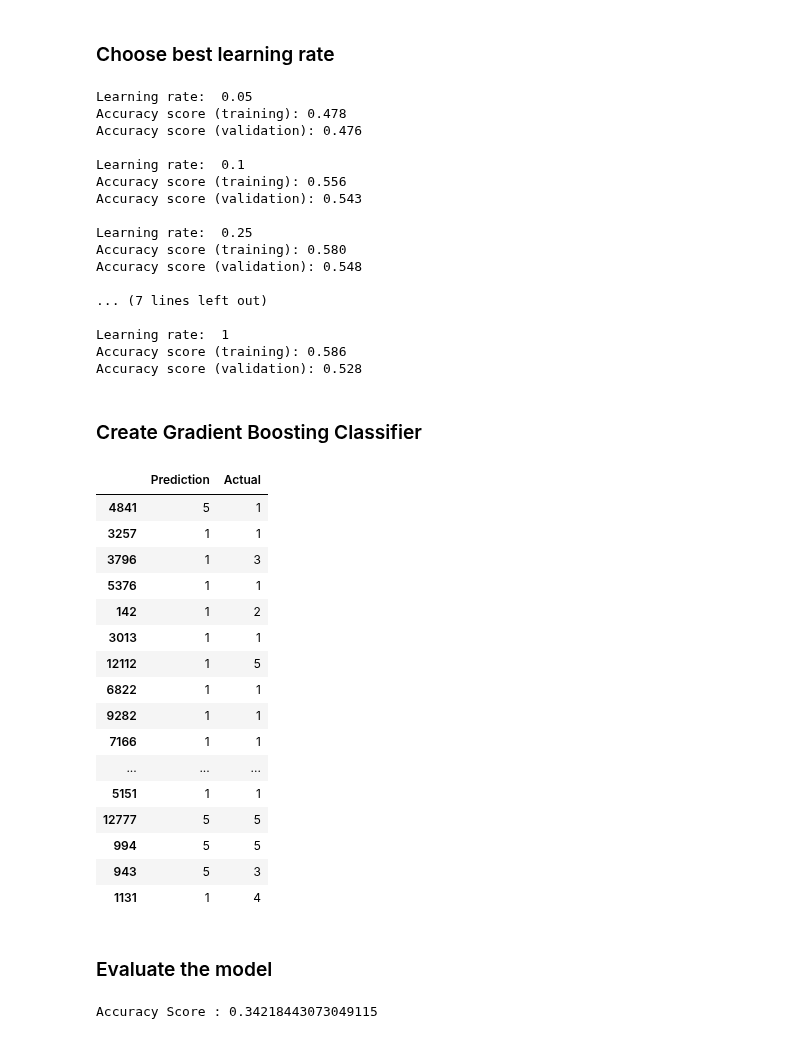
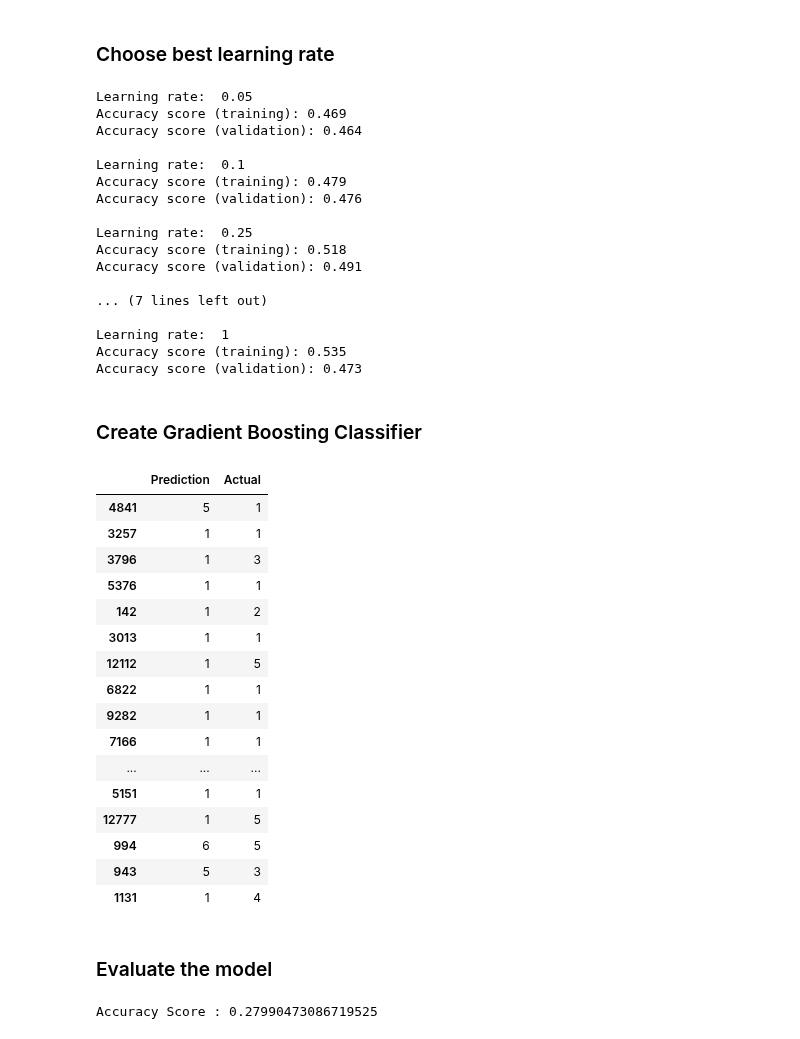
Before and after one commit to goatgirl86/Final_Project_Wildfires, a Jupyter notebook: NN_new.ipynb, the cells around one changed output. Cells and saved outputs as stored; diff of their text form; code cells hidden in the pictures.

```diff
--- a/NN_new.ipynb
+++ b/NN_new.ipynb
@@ -1269,6 +1213,3 @@ df.head()
 | 2 | 31 | 1.20 | Debris Burning | 48.833000 | -99.783600 | ND | Apr | -0.891635 | ... |
 | 3 | 35 | 30.18 | Debris Burning | 31.259000 | -84.895600 | GA | Oct | 20.079480 | ... |
 | 4 | 36 | 1420.00 | Lightning | 33.241800 | -104.912200 | NM | Jul | 31.055859 | ... |
-# %%
-df.drop(columns=["fire_id", "fire_size", "latitude", "longitude", "fire_size_bin"],inplace=True)
-df
@@ -1289,7 +1216,9 @@ df
 # %%
+df=df.drop(columns=["fire_id", "fire_size", "latitude", "longitude", "fire_size_bin", "year", "fire_cause", "putout_time"])
+
 # Generate our categorical variable list
 #cat = df.dtypes[df.dtypes == "object"].index.tolist()
-cat=["discovery_month", "state", "fire_cause"]
+cat=["discovery_month", "state"]
 
 # Check the number of unique values in each column
 df[cat].nunique()
@@ -1378,54 +1306,54 @@ for learning_rate in learning_rates:
     print()
 # %% [output]
 Learning rate:  0.05
-Accuracy score (training): 0.478
+Accuracy score (training): 0.469
+Accuracy score (validation): 0.464
+
+Learning rate:  0.1
+Accuracy score (training): 0.479
 Accuracy score (validation): 0.476
 
-Learning rate:  0.1
-Accuracy score (training): 0.556
-Accuracy score (validation): 0.543
-
 Learning rate:  0.25
-Accuracy score (training): 0.580
-Accuracy score (validation): 0.548
+Accuracy score (training): 0.518
+Accuracy score (validation): 0.491
 
 ... (7 lines left out)
 
 Learning rate:  1
-Accuracy score (training): 0.586
-Accuracy score (validation): 0.528
+Accuracy score (training): 0.535
+Accuracy score (validation): 0.473
 # %% [markdown]
   ### Create Gradient Boosting Classifier
 # %%
 # Choose a learning rate and create classifier
 classifier = GradientBoostingClassifier(n_estimators=100,
-                                        learning_rate=0.05,
+                                        learning_rate=0.1,
                                         max_features='auto',
                                         max_depth=3,
                                         random_state=1)
 
 # Fit the model
 classifier.fit(X_train_scaled, y_train)
 
 # Make Prediction
 predictions = classifier.predict(X_test_scaled)
 pd.DataFrame({"Prediction": predictions, "Actual": y_test}).head(20)
 # %% [output]
 |  | Prediction | Actual |
 | 4841 | 5 | 1 |
 | 3257 | 1 | 1 |
 | 3796 | 1 | 3 |
 | 5376 | 1 | 1 |
 | 142 | 1 | 2 |
 | 3013 | 1 | 1 |
 | 12112 | 1 | 5 |
 | 6822 | 1 | 1 |
 | 9282 | 1 | 1 |
 | 7166 | 1 | 1 |
 | ... | ... | ... |
 | 5151 | 1 | 1 |
-| 12777 | 5 | 5 |
-| 994 | 5 | 5 |
+| 12777 | 1 | 5 |
+| 994 | 6 | 5 |
 | 943 | 5 | 3 |
 | 1131 | 1 | 4 |
 # %% [markdown]
@@ -1438,7 +1366,7 @@ from sklearn.metrics import classification_report
 acc_score = balanced_accuracy_score(y_test, predictions)
 print(f"Accuracy Score : {acc_score}")
 # %% [output]
-Accuracy Score : 0.34218443073049115
+Accuracy Score : 0.27990473086719525
 # %%
 # Generate the confusion matrix
 cm = confusion_matrix(y_test, predictions)
```
Also changed, not shown: parts of 81 cells of this notebook.
